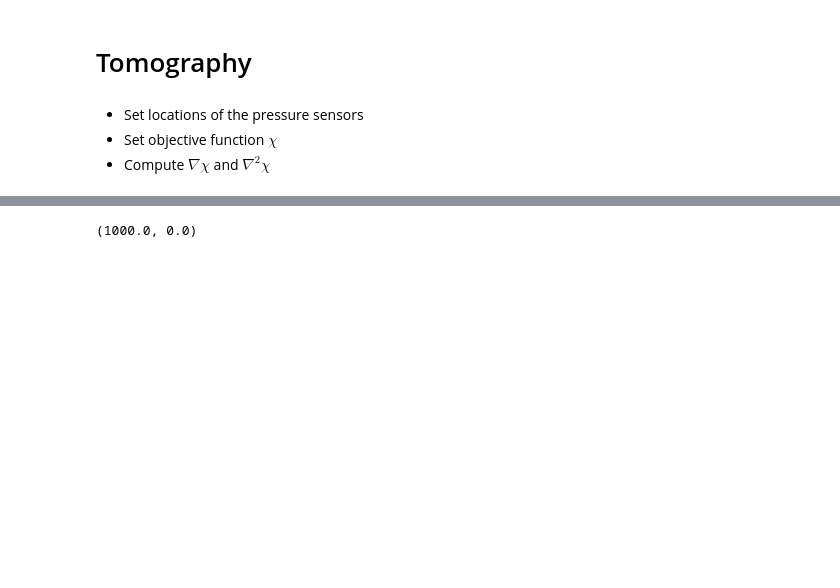
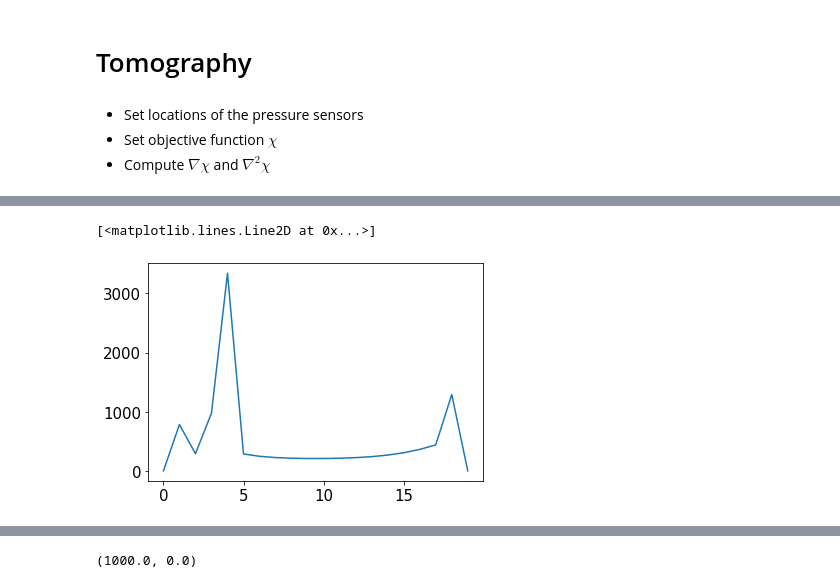
Before and after one commit to qnicolas/IWTomography, a Jupyter notebook: tomo2D.ipynb, the cells around one changed output, grey strips where cells are left out. Cells and saved outputs as stored; diff of their text form; code cells hidden in the pictures; blank space fills up the shorter version.

```diff
--- a/tomo2D.ipynb
+++ b/tomo2D.ipynb
@@ -439,14 +439,17 @@ def compute_tomo(initial_model, pressure_measurements):
      """
 
     count_iter = 0
-    tol = 3e-4        # Treshold to define convergence
-    max_iter = 5
+    tol = 1e-9      # Treshold to define convergence
+    max_iter = 4
 
     initial_model.integrate()
     model = copy.deepcopy(initial_model)
     chi = objective_function(model,initial_model,pressure_measurements)
 
     while chi > tol:
+        print(chi)
+        plt.plot(model.N,model.Z,'-x')
+        plt.show()
         print(count_iter)
         if count_iter >= max_iter:
             print('Convergence failed')
@@ -460,12 +463,13 @@ def compute_tomo(initial_model, pressure_measurements):
         model.integrate()
         chi = objective_function(model,initial_model,pressure_measurements)
         count_iter+=1
-
+    print(chi)
+    plt.plot(model.N,model.Z,'-x')
     return xr.DataArray(model.N,coords={'z':model.Z},dims=['z'])
 
 def objective_function(model,initial_model,pressure_measurements):
 
-    Cmm1 = 4*np.eye(initial_model.nz)
+    Cmm1 = 0.1*np.eye(initial_model.nz)
     m_minus_m0 = model.N-initial_model.N
 
     n_measures = len(np.array(pressure_measurements).reshape(-1))
@@ -475,7 +479,7 @@ def objective_function(model,initial_model,pressure_measurements):
     chi = 0.5* ( np.dot(m_minus_m0.T,np.dot(Cmm1,m_minus_m0)) + np.dot(s_minus_d.T,np.dot(Cdm1,s_minus_d)) )
     return chi
 def grad_objective_function(model,initial_model,pressure_measurements):
-    Cmm1 = 4*np.eye(initial_model.nz)
+    Cmm1 = 0.1*np.eye(initial_model.nz)
     m_minus_m0 = model.N-initial_model.N
 
     n_measures = len(np.array(pressure_measurements).reshape(-1))
@@ -518,5 +522,12 @@ Wall time: 419 ms
 # %%
-pmeas = synthetic_model.p[::7,-1]
+pmeas = synthetic_model.p[::2,-1]
+# %%
+hessian_chi,gradient_chi = grad_objective_function(initial_model,initial_model,pmeas)
+# %%
+plt.plot(np.diag(hessian_chi))
+# %% [output]
+[<matplotlib.lines.Line2D at 0x...>]
+[figure, added]
 # %%
 objective_function(initial_model,initial_model,pmeas)
 # %% [output]
```
Also changed, not shown: parts of 7 cells of this notebook.
